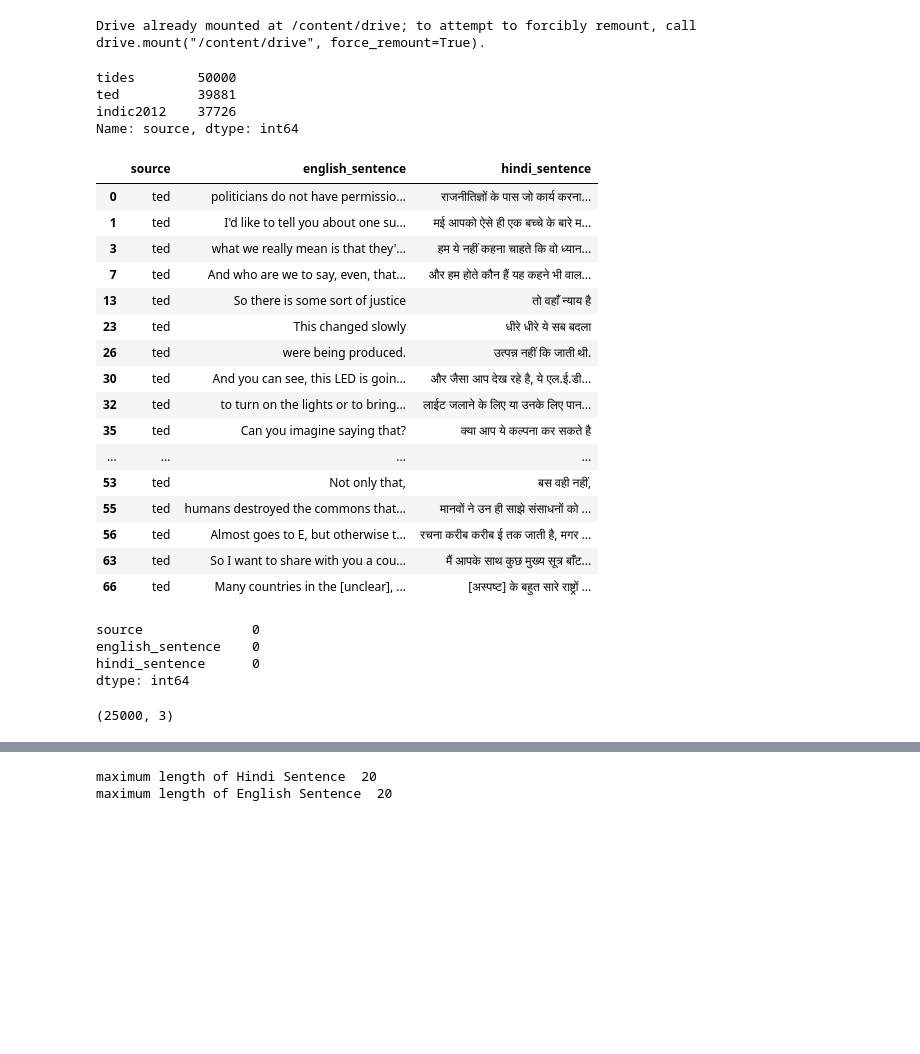
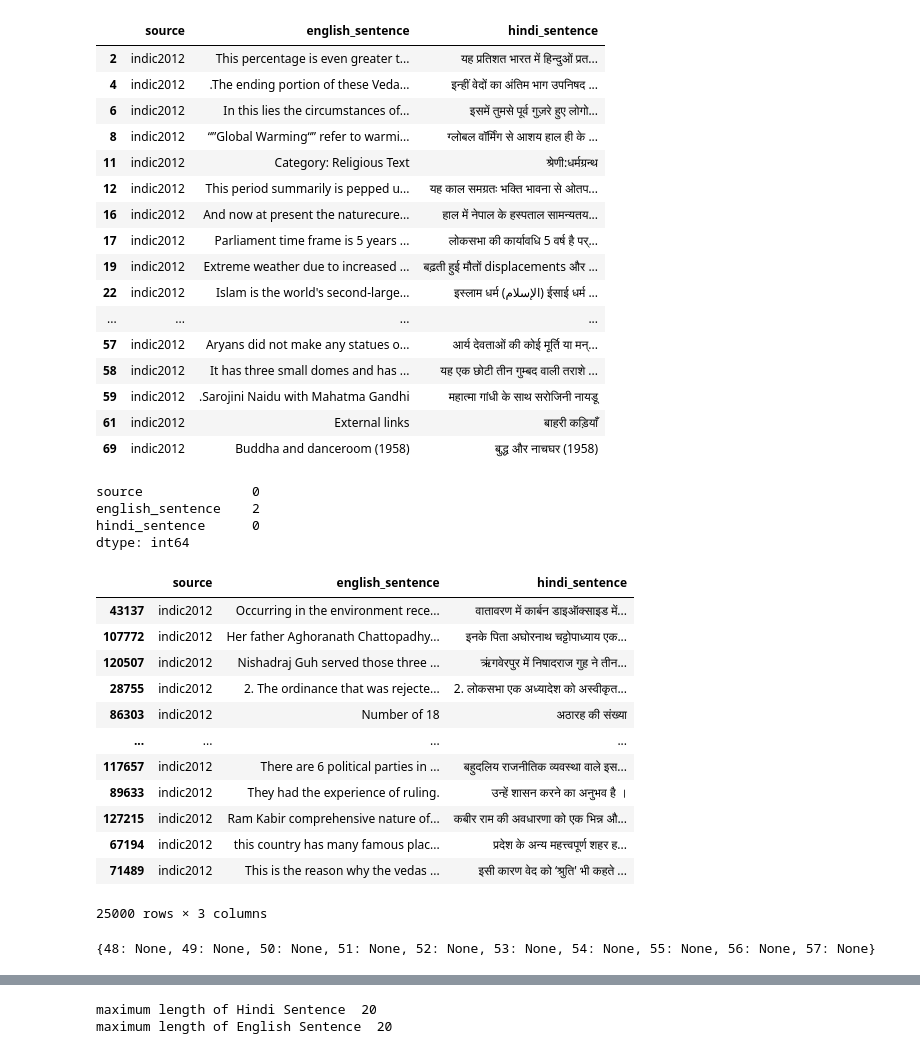
Before and after one commit to kpriyanshi02/MTM_Project, a Jupyter notebook: Machine_Translation_Model.ipynb, the cells around one changed output, grey strips where cells are left out. Cells and saved outputs as stored; diff of their text form; code cells hidden in the pictures; blank space fills up the shorter version.

```diff
--- a/Machine_Translation_Model.ipynb
+++ b/Machine_Translation_Model.ipynb
@@ -16,52 +16,42 @@ from keras.models import Model
 pd.set_option('display.max_rows', 500)
 pd.set_option('display.max_columns', 500)
 pd.set_option('display.width', 1000)
-pd.set_option('display.max_colwidth', -1)
+pd.set_option('display.max_colwidth', None)
-# %%
-from google.colab import drive
-drive.mount('/content/drive')
-# %% [output]
-Drive already mounted at /content/drive; to attempt to forcibly remount, call drive.mount("/content/drive", force_remount=True).
 # %%
 #ADDING THE DATASET
 
-path =('/content/drive/MyDrive/Dataset.csv')
+path =("D:\project\Dataset.csv")
 data=pd.read_csv(path)
 # %%
 #
-data['source'].value_counts()
+#data['source'].value_counts()
-# %% [output]
-tides        50000
-ted          39881
-indic2012    37726
-Name: source, dtype: int64
 # %%
-lines=data[data['source']=='ted']
+lines=data[data['source']=='indic2012']
 lines.head(20)
 # %% [output]
 |  | source | english_sentence | hindi_sentence |
-| 0 | ted | politicians do not have permissio... | राजनीतिज्ञों के पास जो कार्य करना... |
-| 1 | ted | I'd like to tell you about one su... | मई आपको ऐसे ही एक बच्चे के बारे म... |
-| 3 | ted | what we really mean is that they'... | हम ये नहीं कहना चाहते कि वो ध्यान... |
-| 7 | ted | And who are we to say, even, that... | और हम होते कौन हैं यह कहने भी वाल... |
-| 13 | ted | So there is some sort of justice | तो वहाँ न्याय है |
-| 23 | ted | This changed slowly | धीरे धीरे ये सब बदला |
-| 26 | ted | were being produced. | उत्पन्न नहीं कि जाती थी. |
-| 30 | ted | And you can see, this LED is goin... | और जैसा आप देख रहे है, ये एल.ई.डी... |
-| 32 | ted | to turn on the lights or to bring... | लाईट जलाने के लिए या उनके लिए पान... |
-| 35 | ted | Can you imagine saying that? | क्या आप ये कल्पना कर सकते है |
+| 2 | indic2012 | This percentage is even greater t... | यह प्रतिशत भारत में हिन्दुओं प्रत... |
+| 4 | indic2012 | .The ending portion of these Veda... | इन्हीं वेदों का अंतिम भाग उपनिषद ... |
+| 6 | indic2012 | In this lies the circumstances of... | इसमें तुमसे पूर्व गुज़रे हुए लोगो... |
+| 8 | indic2012 | “”Global Warming“” refer to warmi... | ग्लोबल वॉर्मिंग से आशय हाल ही के ... |
+| 11 | indic2012 | Category: Religious Text | श्रेणी:धर्मग्रन्थ |
+| 12 | indic2012 | This period summarily is pepped u... | यह काल समग्रतः भक्ति भावना से ओतप... |
+| 16 | indic2012 | And now at present the naturecure... | हाल में नेपाल के हस्पताल सामन्यतय... |
+| 17 | indic2012 | Parliament time frame is 5 years ... | लोकसभा की कार्यावधि 5 वर्ष है पर्... |
+| 19 | indic2012 | Extreme weather due to increased ... | बढ़ती हुई मौतों displacements और ... |
+| 22 | indic2012 | Islam is the world's second-large... | इस्लाम धर्म (الإسلام) ईसाई धर्म ... |
 | ... | ... | ... | ... |
-| 53 | ted | Not only that, | बस वही नहीं, |
-| 55 | ted | humans destroyed the commons that... | मानवों ने उन ही साझे संसाधनों को ... |
-| 56 | ted | Almost goes to E, but otherwise t... | रचना करीब करीब ई तक जाती है, मगर ... |
-| 63 | ted | So I want to share with you a cou... | मैं आपके साथ कुछ मुख्य सूत्र बाँट... |
-| 66 | ted | Many countries in the [unclear], ... | [अस्पष्ट] के बहुत सारे राष्ट्रों ... |
+| 57 | indic2012 | Aryans did not make any statues o... | आर्य देवताओं की कोई मूर्ति या मन्... |
+| 58 | indic2012 | It has three small domes and has ... | यह एक छोटी तीन गुम्बद वाली तराशे ... |
+| 59 | indic2012 | .Sarojini Naidu with Mahatma Gandhi | महात्मा गांधी के साथ सरोजिनी नायडू |
+| 61 | indic2012 | External links | बाहरी कड़ियाँ |
+| 69 | indic2012 | Buddha and danceroom (1958) | बुद्ध और नाचघर (1958) |
 # %%
 #Checking for null values
 pd.isnull(lines).sum()
 # %% [output]
 source              0
-english_sentence    0
+english_sentence    2
 hindi_sentence      0
 dtype: int64
 # %%
@@ -71,11 +61,25 @@ lines=lines[~pd.isnull(lines['english_sentence'])]
 #Dropping duplicates values if any
 lines.drop_duplicates(inplace=True)
 # %%
-#Extracting Small Part of Dataset
+#Extracting Small Part of Dataset to cross check if any null values are present
+
 lines=lines.sample(n=25000,random_state=42)
-lines.shape
+lines
+#lines.shape
 # %% [output]
+|  | source | english_sentence | hindi_sentence |
+| 43137 | indic2012 | Occurring in the environment rece... | वातावरण में कार्बन डाइऑक्साइड में... |
+| 107772 | indic2012 | Her father Aghoranath Chattopadhy... | इनके पिता अघोरनाथ चट्टोपाध्याय एक... |
+| 120507 | indic2012 | Nishadraj Guh served those three ... | ऋंगवेरपुर में निषादराज गुह ने तीन... |
+| 28755 | indic2012 | 2. The ordinance that was rejecte... | 2. लोकसभा एक अध्यादेश को अस्वीकृत... |
+| 86303 | indic2012 | Number of 18 | अठारह की संख्या |
+| ... | ... | ... | ... |
+| 117657 | indic2012 | There are 6 political parties in ... | बहुदलिय राजनीतिक व्यवस्था वाले इस... |
+| 89633 | indic2012 | They had the experience of ruling. | उन्हें शासन करने का अनुभव है । |
+| 127215 | indic2012 | Ram Kabir comprehensive nature of... | कबीर राम की अवधारणा को एक भिन्न औ... |
+| 67194 | indic2012 | this country has many famous plac... | प्रदेश के अन्य महत्त्वपूर्ण शहर ह... |
+| 71489 | indic2012 | This is the reason why the vedas ... | इसी कारण वेद को ‘श्रुति' भी कहते ... |
-(25000, 3)
+25000 rows × 3 columns
 # %%
 #USING LAMBDA FUNCTIIONS
 # %%
@@ -95,10 +101,13 @@ lines['hindi_sentence']=lines['hindi_sentence'].apply(lambda x: ''.join(ch for c
 # %%
 # Remove all numbers from text
 remove_digits = str.maketrans('', '', digits)
+print(remove_digits)
 lines['english_sentence']=lines['english_sentence'].apply(lambda x: x.translate(remove_digits))
 lines['hindi_sentence']=lines['hindi_sentence'].apply(lambda x: x.translate(remove_digits))
 
 lines['hindi_sentence'] = lines['hindi_sentence'].apply(lambda x: re.sub("[२३०८१५७९४६]", "", x))
+# %% [output]
+{48: None, 49: None, 50: None, 51: None, 52: None, 53: None, 54: None, 55: None, 56: None, 57: None}
 # %%
 # Remove extra spaces
 lines['english_sentence']=lines['english_sentence'].apply(lambda x: x.strip())
```
Also changed, not shown: parts of 14 cells of this notebook, 4 other files.
